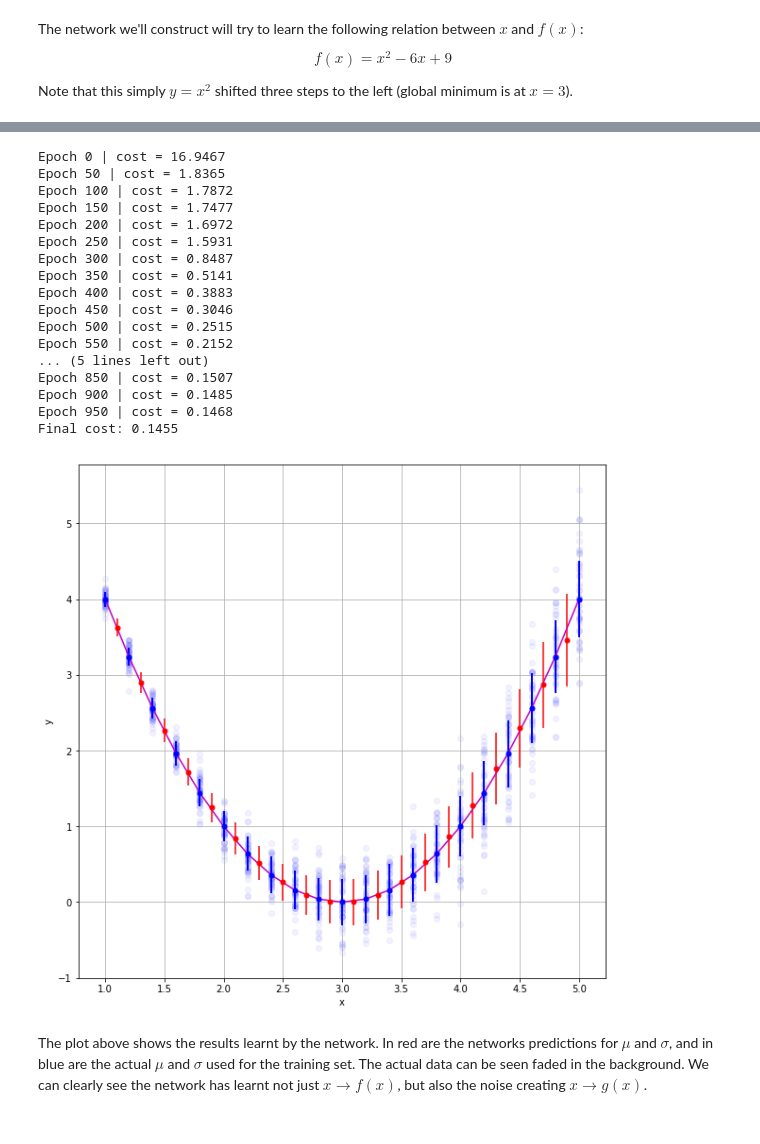
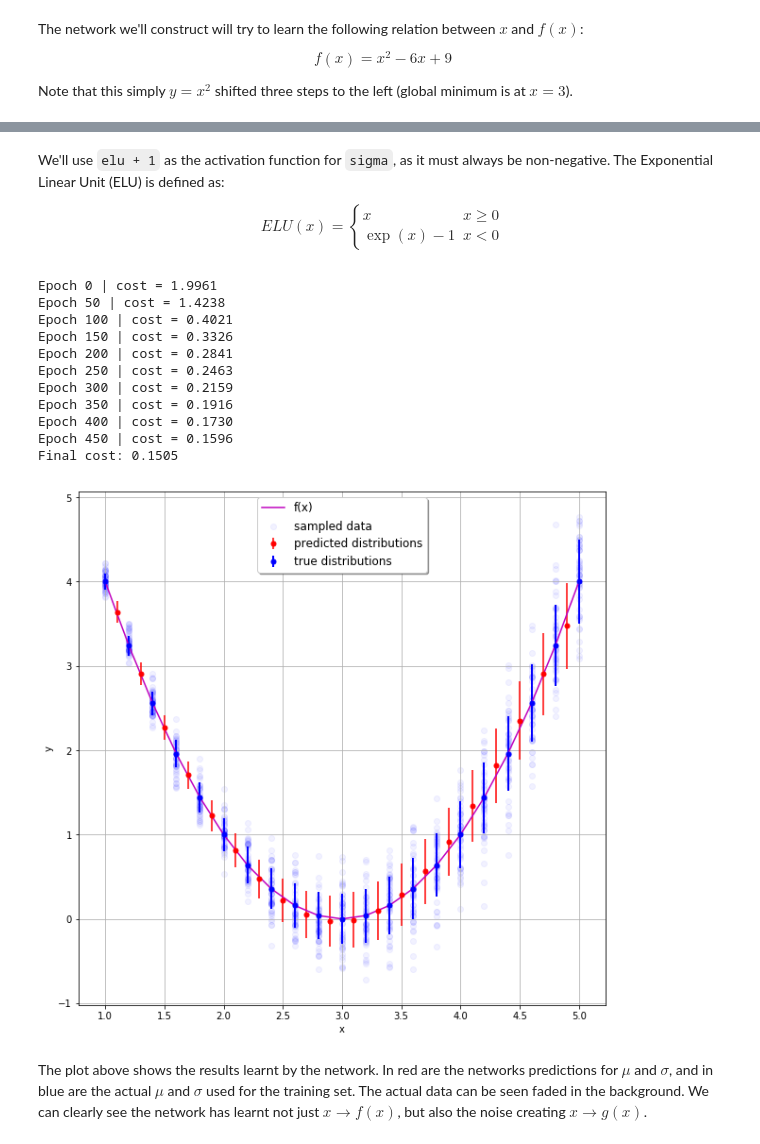
Before and after one commit to shakedzy/notebooks, a Jupyter notebook: mdn/mdn.ipynb, the cells around one changed output, grey strips where cells are left out. Cells and saved outputs as stored; diff of their text form; code cells hidden in the pictures.

```diff
--- a/mdn/mdn.ipynb
+++ b/mdn/mdn.ipynb
@@ -141,10 +136,13 @@ $$J(\mu,\sigma) = -\log\left(\frac{1}{\sqrt{2\pi\sigma}}\exp^{-\frac{(y-\mu)^{2}
 # %%
 def mdn_cost(mu, sigma, y):
-    dist = tf.distributions.Normal(loc=mu, scale=tf.abs(sigma))
+    dist = tf.distributions.Normal(loc=mu, scale=sigma)
     return tf.reduce_mean(-dist.log_prob(y))
+# %% [markdown]
+We'll use `elu + 1` as the activation function for `sigma`, as it must always be non-negative. The Exponential Linear Unit (ELU) is defined as:
+
+$$ ELU(x) = \begin{cases} x & x\ge0 \\ \exp{(x)}-1 & x < 0 \end{cases} $$
 # %%
-hidden_layers_size = [12,12,12]
-epochs = 1000
+epochs = 500
 batch_size = 50
 learning_rate = 0.0003
 display_step = 50
@@ -153,61 +151,54 @@ batch_num = int(len(x_arr) / batch_size)
 tf.reset_default_graph()
 x = tf.placeholder(name='x',shape=(None,1),dtype=tf.float32)
 y = tf.placeholder(name='y',shape=(None,1),dtype=tf.float32)
 
 layer = x
-for l in hidden_layers_size:
-    layer = tf.layers.dense(inputs=layer, units=l, activation=tf.nn.tanh,
-                            kernel_initializer=tf.contrib.layers.xavier_initializer())
-mu = tf.layers.dense(inputs=layer, units=1, kernel_initializer=tf.contrib.layers.xavier_initializer())
-sigma = tf.layers.dense(inputs=layer, units=1, kernel_initializer=tf.contrib.layers.xavier_initializer())
+for _ in range(3):
+    layer = tf.layers.dense(inputs=layer, units=12, activation=tf.nn.tanh)
+mu = tf.layers.dense(inputs=layer, units=1)
+sigma = tf.layers.dense(inputs=layer, units=1, activation=lambda x: tf.nn.elu(x) + 1)
 
 cost = mdn_cost(mu, sigma, y)
 
 optimizer = tf.train.AdamOptimizer(learning_rate).minimize(cost)
 x_batches = np.array_split(x_arr, batch_num)
 y_batches = np.array_split(y_arr, batch_num)
 with tf.Session() as sess:
     sess.run(tf.global_variables_initializer())
     for epoch in range(epochs):
         avg_cost = 0.0
         for i in range(batch_num):
             x_batch = np.expand_dims(x_batches[i],axis=1)
             y_batch = np.expand_dims(y_batches[i],axis=1)
             _, c = sess.run([optimizer,cost], feed_dict={x:x_batch, y:y_batch})
             avg_cost += c/batch_num
         if epoch % display_step == 0:
             print('Epoch {0} | cost = {1:.4f}'.format(epoch,avg_cost))
-            #print(sess.run([mu,sigma,y,tf.distributions.Normal(loc=mu, scale=sigma).prob(y)],feed_dict={x:x_batch, y:y_batch}))
     mu_pred, sigma_pred = sess.run([mu,sigma],feed_dict={x:np.expand_dims(x_test,axis=1)})
     print('Final cost: {0:.4f}'.format(avg_cost))
 
-plt.figure(figsize=(10,10))
+fig, ax = plt.subplots(figsize=(10,10))
 plt.grid(True)
 plt.xlabel('x')
 plt.ylabel('y')
-plt.errorbar(x_test,mu_pred,yerr=np.absolute(sigma_pred),c='r',ls='None',marker='.',ms=10)
-plt.scatter(x_arr,y_arr,c='b',alpha=0.05)
-plt.errorbar(x_vals,map(f,x_vals),yerr=map(lambda x: sigma_0*x,x_vals),c='b',lw=2,ls='None',marker='.',ms=10)
-plt.plot(x_vals,map(f,x_vals),c='m')
+ax.errorbar(x_test,mu_pred,yerr=np.absolute(sigma_pred),c='r',ls='None',marker='.',ms=10,label='predicted distributions')
+ax.scatter(x_arr,y_arr,c='b',alpha=0.05,label='sampled data')
+ax.errorbar(x_vals,map(f,x_vals),yerr=map(lambda x: sigma_0*x,x_vals),c='b',lw=2,ls='None',marker='.',ms=10,label='true distributions')
+ax.plot(x_vals,map(f,x_vals),c='m',label='f(x)')
+ax.legend(loc='upper center',fontsize='large',shadow=True)
 plt.show()
 # %% [output]
-Epoch 0 | cost = 16.9467
-Epoch 50 | cost = 1.8365
-Epoch 100 | cost = 1.7872
-Epoch 150 | cost = 1.7477
-Epoch 200 | cost = 1.6972
-Epoch 250 | cost = 1.5931
-Epoch 300 | cost = 0.8487
-Epoch 350 | cost = 0.5141
-Epoch 400 | cost = 0.3883
-Epoch 450 | cost = 0.3046
-Epoch 500 | cost = 0.2515
-Epoch 550 | cost = 0.2152
-... (5 lines left out)
-Epoch 850 | cost = 0.1507
-Epoch 900 | cost = 0.1485
-Epoch 950 | cost = 0.1468
-Final cost: 0.1455
+Epoch 0 | cost = 1.9961
+Epoch 50 | cost = 1.4238
+Epoch 100 | cost = 0.4021
+Epoch 150 | cost = 0.3326
+Epoch 200 | cost = 0.2841
+Epoch 250 | cost = 0.2463
+Epoch 300 | cost = 0.2159
+Epoch 350 | cost = 0.1916
+Epoch 400 | cost = 0.1730
+Epoch 450 | cost = 0.1596
+Final cost: 0.1505
-[figure, old version]
+[figure, new version]
 # %% [markdown]
 The plot above shows the results learnt by the network. In red are the networks predictions for $\mu$ and $\sigma$, and in blue are the actual $\mu$ and $\sigma$ used for the training set. The actual data can be seen faded in the background. We can clearly see the network has learnt not just $x \rightarrow f(x)$, but also the noise creating $x \rightarrow g(x)$.
```
Also changed, not shown: parts of 6 cells of this notebook, 1 other file.
